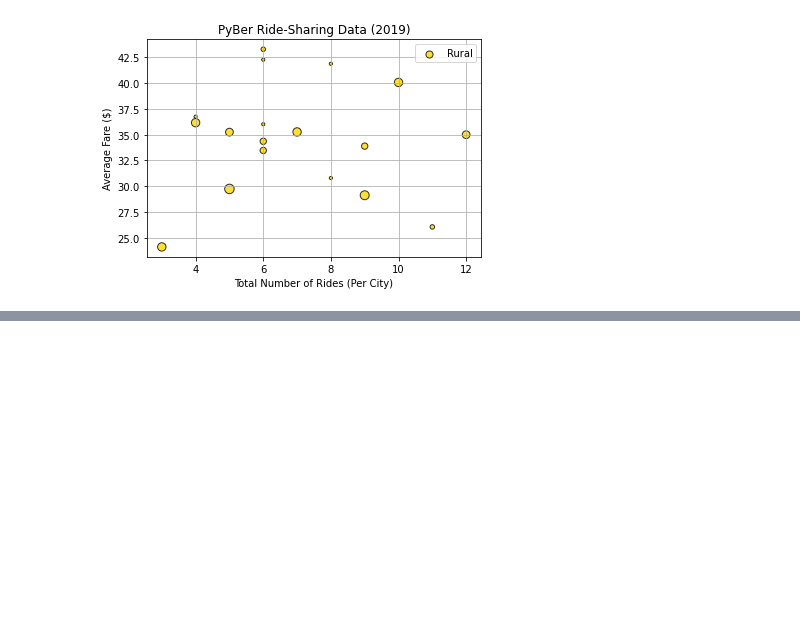
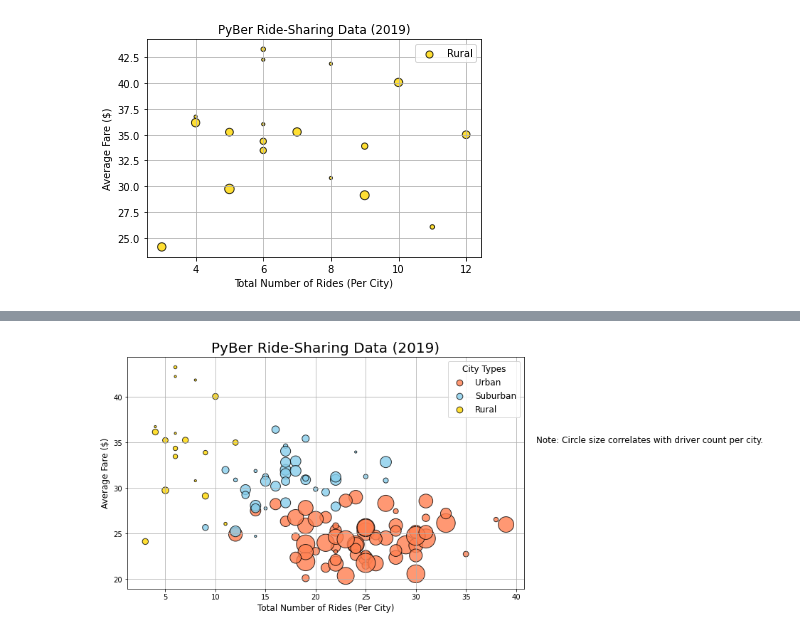
Before and after one commit to gabe1732/PyBer_Analysis, a Jupyter notebook: PyBer.ipynb, the cells around one changed output, grey strips where cells are left out. Saved outputs shown, nothing was run; the diff lists cells and outputs as text; code cells hidden in the pictures; blank space fills up the shorter version.

```diff
--- a/PyBer.ipynb
+++ b/PyBer.ipynb
@@ -279,7 +279,7 @@ lgnd.get_title().set_fontsize(12)
 plt.text(42, 35, "Note: Circle size correlates with driver count per city.", fontsize="12")
 
 # Save the figure.
-plt.savefig ("c:\Users\Vyral\UCFBootcamp\Module_5_Challenge\PyBer_Analysis\analysis\fig1.png")
+plt.savefig (r"c:\Users\Vyral\UCFBootcamp\Module_5_Challenge\PyBer_Analysis\analysis\fig1.png")
 
 # Show the plot
 plt.show()
@@ -287,0 +287 @@ SyntaxError: (unicode error) 'unicodeescape' codec can't decode bytes in positio
+[figure, added]
```
Also changed, not shown: parts of 1 cell of this notebook.
